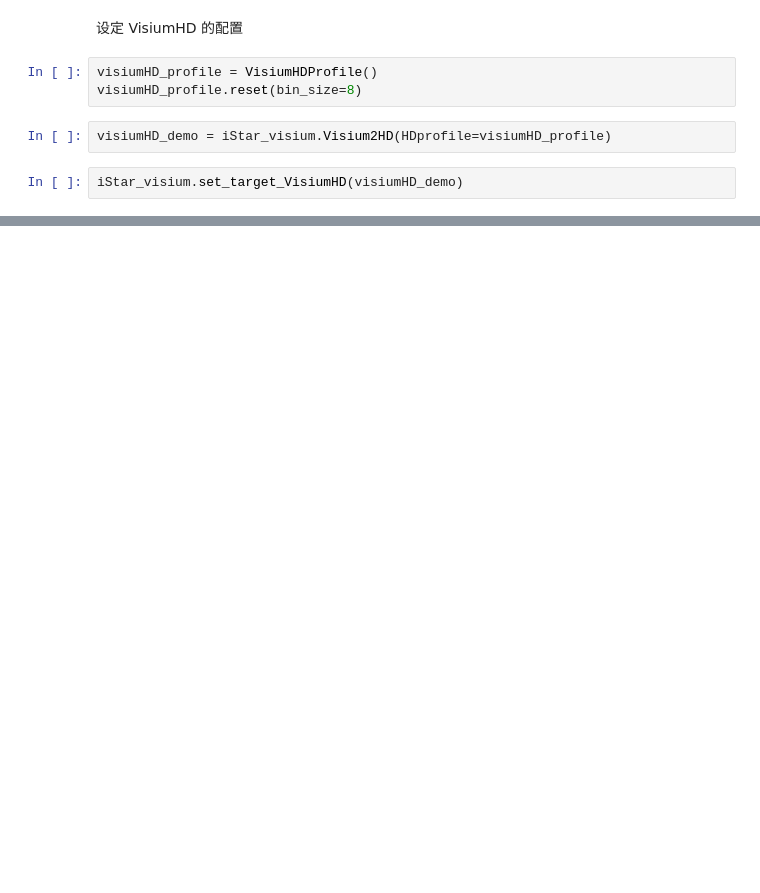
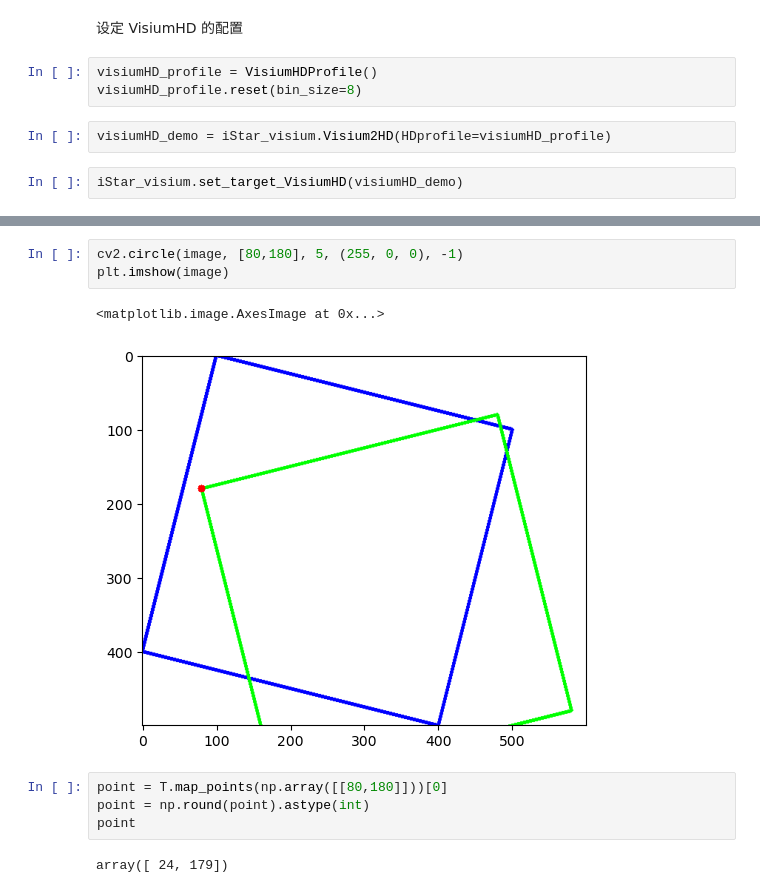
Before and after one commit to Yirios/SuperResolvedST-Pipline, a Jupyter notebook: tutorials.ipynb, the cells around one changed output, grey strips where cells are left out. Cells and saved outputs as stored; diff of their text form; blank space fills up the shorter version.

```diff
--- a/tutorials.ipynb
+++ b/tutorials.ipynb
@@ -80,0 +134,12 @@ Start convert
+# %%
+cv2.circle(image, [80,180], 5, (255, 0, 0), -1)
+plt.imshow(image)
+# %% [output]
+<matplotlib.image.AxesImage at 0x...>
+[figure, added]
+# %%
+point = T.map_points(np.array([[80,180]]))[0]
+point = np.round(point).astype(int)
+point
+# %% [output]
+array([ 24, 179])
```
Also changed, not shown: parts of 7 cells of this notebook, 3 other files.
